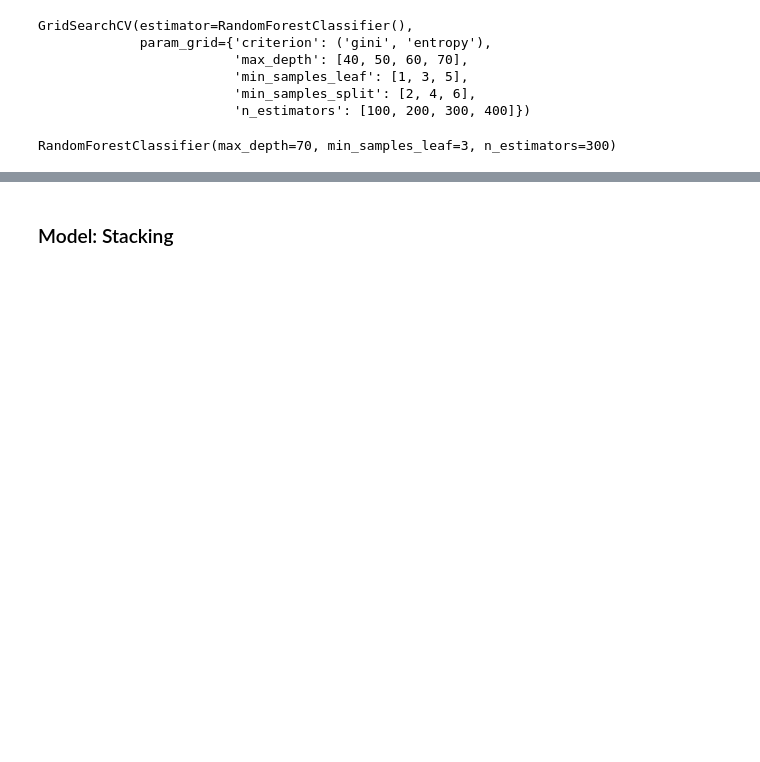
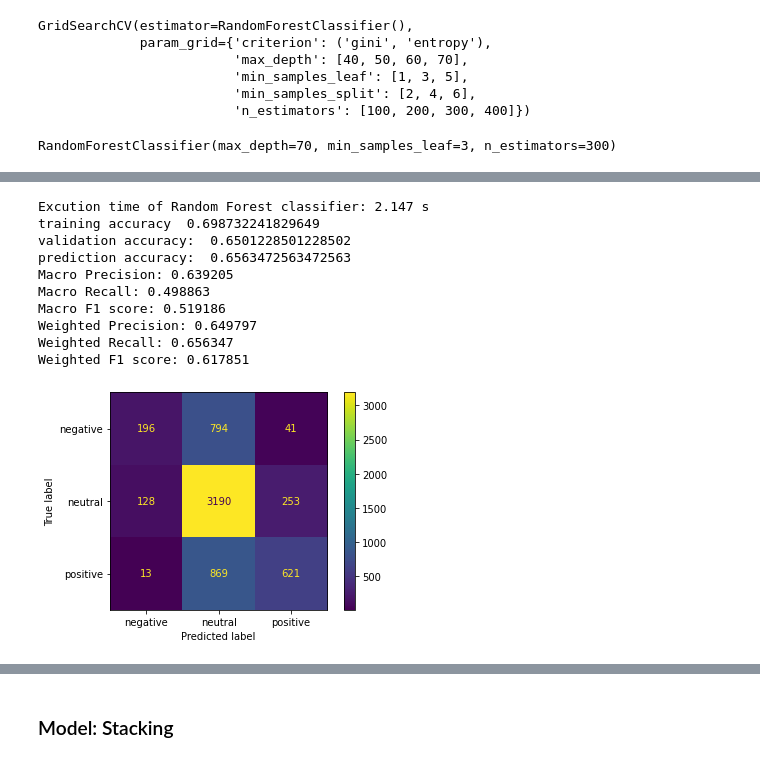
Before and after one commit to RicardoXXXXXX/Tweet-s-sentiment-prediction, a Jupyter notebook: COMP30027-Assignment2 (new).ipynb, the cells around one changed output, grey strips where cells are left out. Saved outputs shown, nothing was run; the diff lists cells and outputs as text; code cells hidden in the pictures; blank space fills up the shorter version.

```diff
--- a/COMP30027-Assignment2 (new).ipynb
+++ b/COMP30027-Assignment2 (new).ipynb
@@ -605,0 +652,18 @@ Weighted F1 score: 0.641758
+# %%
+x_train_chi, x_valid_chi = chi(400)
+
+t0 = time.time()
+MNB_final = MultinomialNB(alpha = 0.024698492462311556).fit(x_train_chi, y_train)
+t1 = time.time()-t0
+print("Excution time of Multi-nominal Naive Bayes classifier: {} s". format(round(t1,3)))
+
+ta_chi_MNB,va_chi_MNB,pa_chi_MNB,M_precision_chi_MNB,M_recall_chi_MNB,M_f1_chi_MNB,W_precision_chi_MNB,W_recall_chi_MNB,W_f1_chi_MNB = print_result(MNB_final, x_train_chi, x_valid_chi)
+ta_chi.append(ta_chi_MNB)
+va_chi.append(va_chi_MNB)
+pa_chi.append(pa_chi_MNB)
+M_precision_chi.append(M_precision_chi_MNB)
+M_recall_chi.append(M_recall_chi_MNB)
+M_f1_chi.append(M_f1_chi_MNB)
+W_precision_chi.append(W_precision_chi_MNB)
+W_recall_chi.append(W_recall_chi_MNB)
+W_f1_chi.append(W_f1_chi_MNB)
@@ -668,0 +730,30 @@ Weighted F1 score: 0.616452
+# %%
+x_train_chi, x_valid_chi = chi(400)
+
+t0 = time.time()
+RF_final = RandomForestClassifier(max_depth=70, min_samples_leaf=2, n_estimators=250).fit(x_train_chi, y_train)
+t1 = time.time()-t0
+print("Excution time of Random Forest classifier: {} s". format(round(t1,3)))
+
+ta_chi_RF,va_chi_RF,pa_chi_RF,M_precision_chi_RF,M_recall_chi_RF,M_f1_chi_RF,W_precision_chi_RF,W_recall_chi_RF,W_f1_chi_RF = print_result(RF_final, x_train_chi, x_valid_chi)
+ta_chi.append(ta_chi_RF)
+va_chi.append(va_chi_RF)
+pa_chi.append(pa_chi_RF)
+M_precision_chi.append(M_precision_chi_RF)
+M_recall_chi.append(M_recall_chi_RF)
+M_f1_chi.append(M_f1_chi_RF)
+W_precision_chi.append(W_precision_chi_RF)
+W_recall_chi.append(W_recall_chi_RF)
+W_f1_chi.append(W_f1_chi_RF)
+# %% [output]
+Excution time of Random Forest classifier: 2.147 s
+training accuracy  0.698732241829649
+validation accuracy:  0.6501228501228502
+prediction accuracy:  0.6563472563472563
+Macro Precision: 0.639205
+Macro Recall: 0.498863
+Macro F1 score: 0.519186
+Weighted Precision: 0.649797
+Weighted Recall: 0.656347
+Weighted F1 score: 0.617851
+[figure, added]
```
Also changed, not shown: parts of 26 cells of this notebook.
